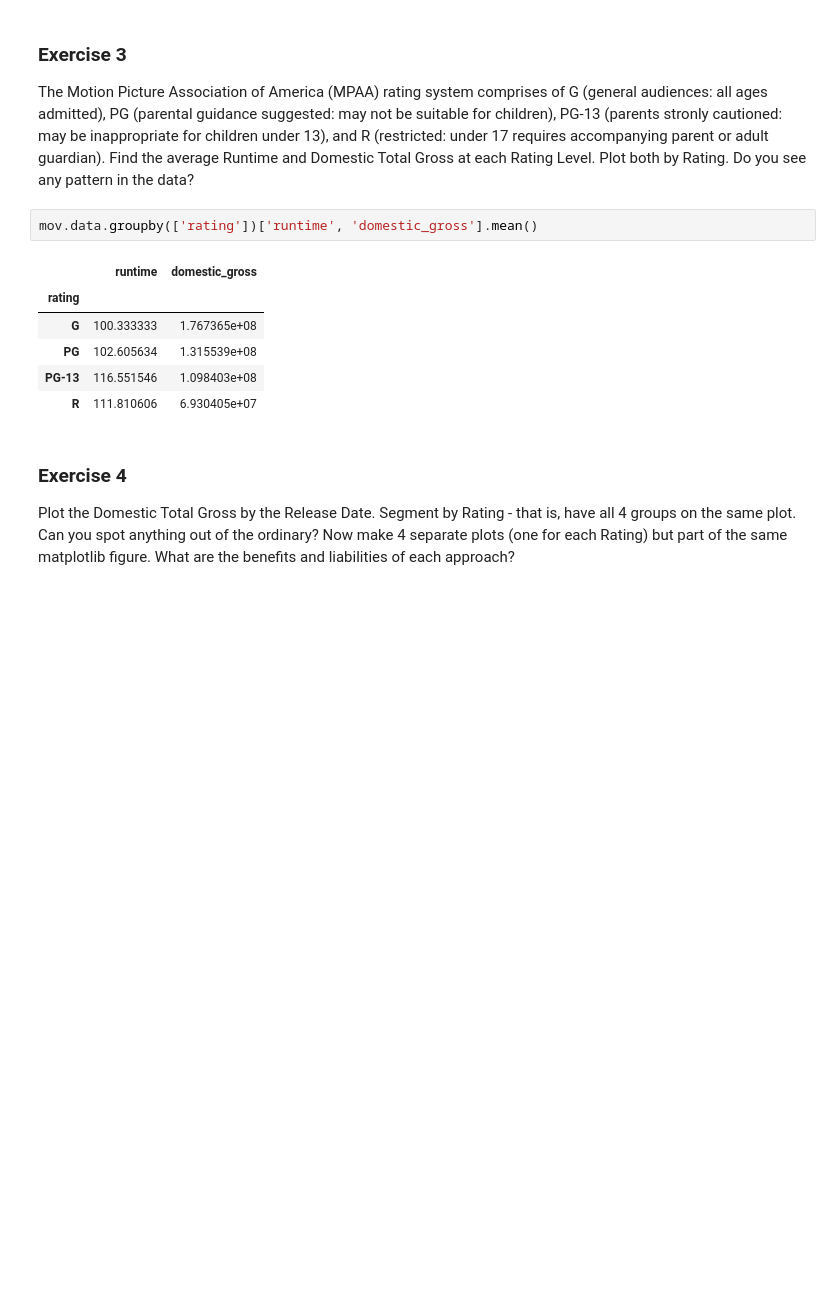
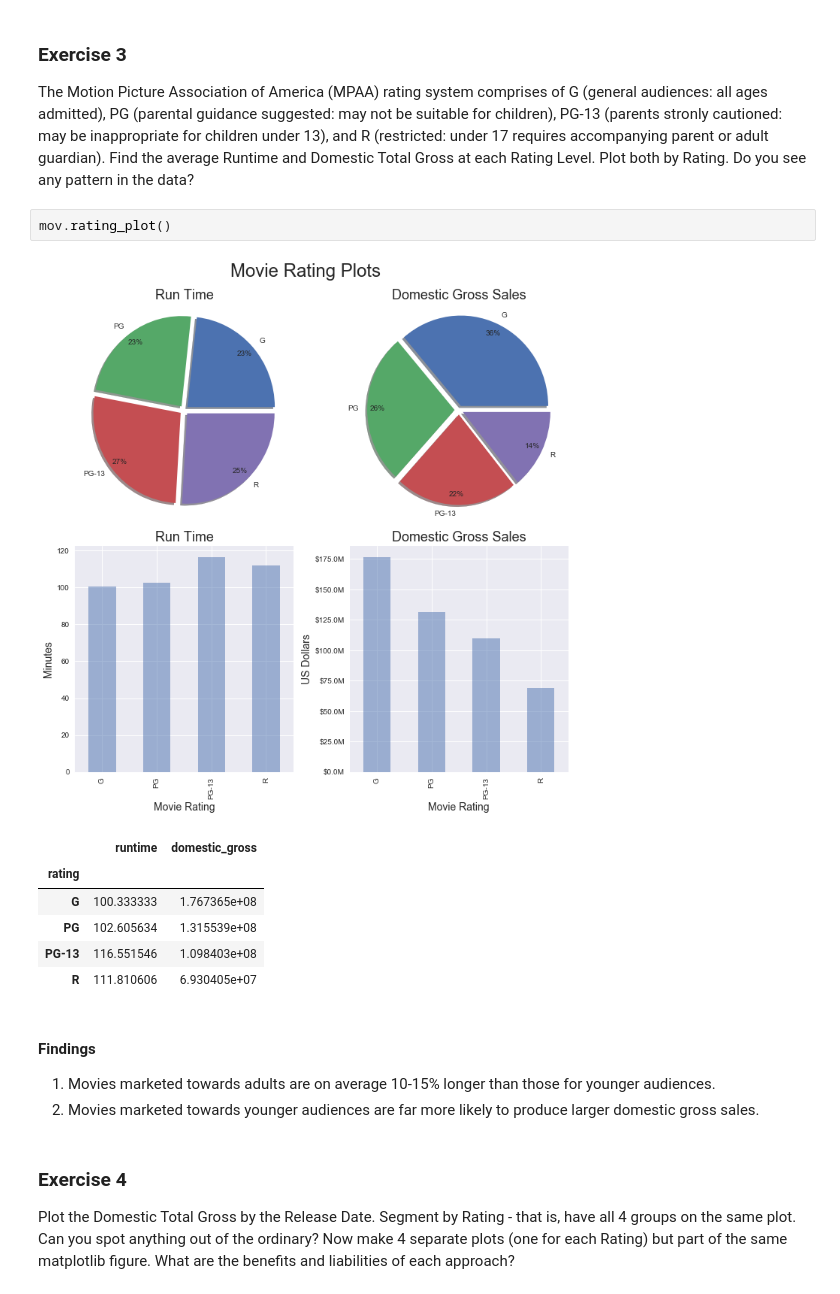
Before and after one commit to TimothyHelton/k2datascience, a Jupyter notebook: notebooks/EDA_Movies_Exercises.ipynb, the cells around one changed output. Cells and saved outputs as stored; diff of their text form; blank space fills up the shorter version.

Commit message:
FEAT: add Movie dataset exercise 5

```diff
--- a/notebooks/EDA_Movies_Exercises.ipynb
+++ b/notebooks/EDA_Movies_Exercises.ipynb
@@ -115,15 +115,20 @@ mov.domestic_gross_vs_runtime_plot()
 ### Exercise 3
 
 The Motion Picture Association of America (MPAA) rating system comprises of G (general audiences: all ages admitted), PG (parental guidance suggested: may not be suitable for children), PG-13 (parents stronly cautioned: may be inappropriate for children under 13), and R (restricted: under 17 requires accompanying parent or adult guardian). Find the average Runtime and Domestic Total Gross at each Rating Level. Plot both by Rating. Do you see any pattern in the data?
-# %%
-mov.data.groupby(['rating'])['runtime', 'domestic_gross'].mean()
-# %% [output]
-|  | runtime | domestic_gross |
-| rating |  |  |
-| G | 100.333333 | 1.767365e+08 |
-| PG | 102.605634 | 1.315539e+08 |
-| PG-13 | 116.551546 | 1.098403e+08 |
-| R | 111.810606 | 6.930405e+07 |
+# %%
+mov.rating_plot()
+# %% [output]
+[figure, added]
+|  | runtime | domestic_gross |
+| rating |  |  |
+| G | 100.333333 | 1.767365e+08 |
+| PG | 102.605634 | 1.315539e+08 |
+| PG-13 | 116.551546 | 1.098403e+08 |
+| R | 111.810606 | 6.930405e+07 |
+# %% [markdown]
+#### Findings
+1. Movies marketed towards adults are on average 10-15% longer than those for younger audiences.
+2. Movies marketed towards younger audiences are far more likely to produce larger domestic gross sales.
 # %% [markdown]
 ### Exercise 4
 
```
Also changed, not shown: parts of 3 cells of this notebook, 1 other file.
